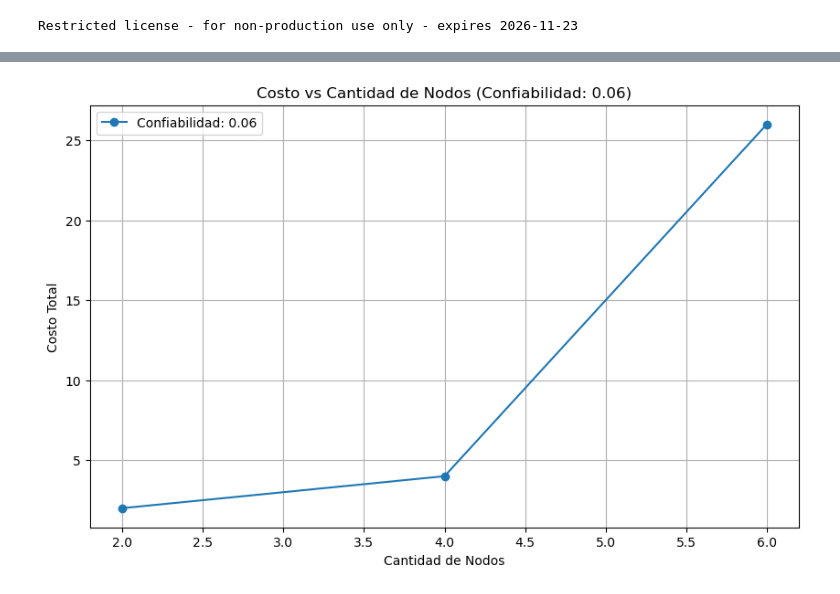
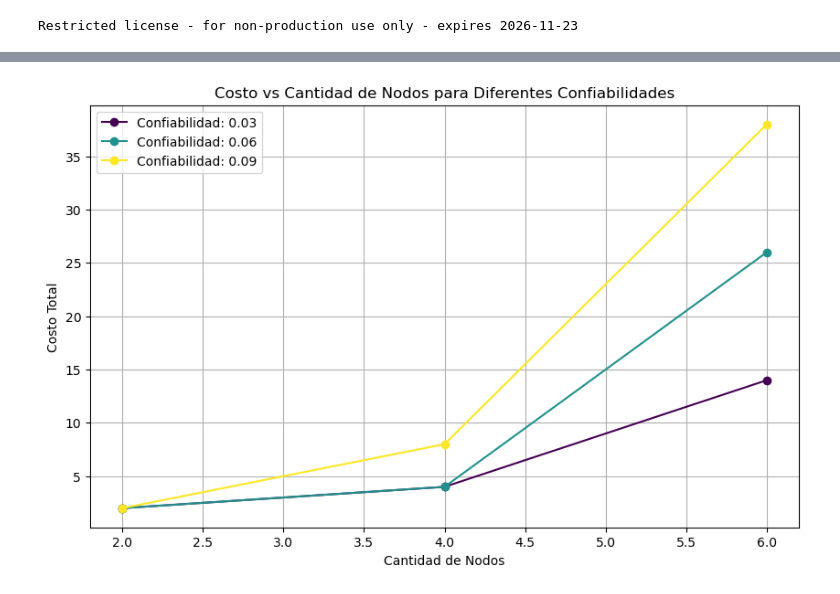
Before and after one commit to danielpuliche/optimization_model, a Jupyter notebook: Tesis.ipynb, the cells around one changed output, grey strips where cells are left out. Drawn from its saved outputs; the diff is of its cells as text; code cells hidden in the pictures.

```diff
--- a/Tesis.ipynb
+++ b/Tesis.ipynb
@@ -52,7 +40,7 @@ Modelos.grafico_costo_vs_cantidad_nodos_general(costos, confiabilidad_fija=0.04)
-# %%
-Modelos.grafico_costo_vs_cantidad_nodos_general(costos, confiabilidad_fija=0.06)
-# %% [output]
-[figure, removed]
+# %%
+Modelos.grafico_costo_vs_cantidad_nodos_general(costos)
+# %% [output]
+[figure, added]
 # %%
 Modelos.grafico_barras_confiabilidad(costos, tipoNodos)
 # %% [output]
```
Also changed, not shown: parts of 7 cells of this notebook, 1 other file.
